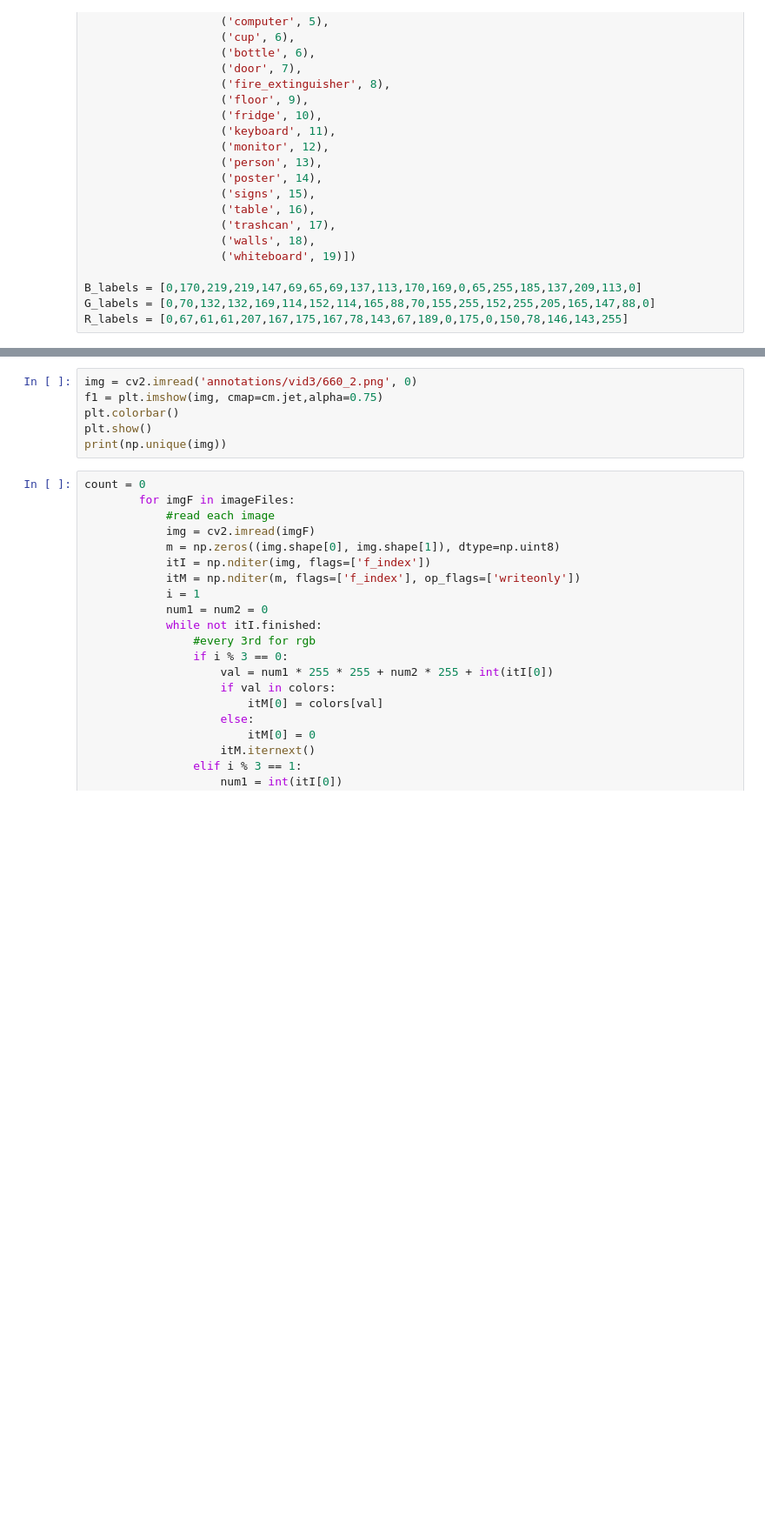
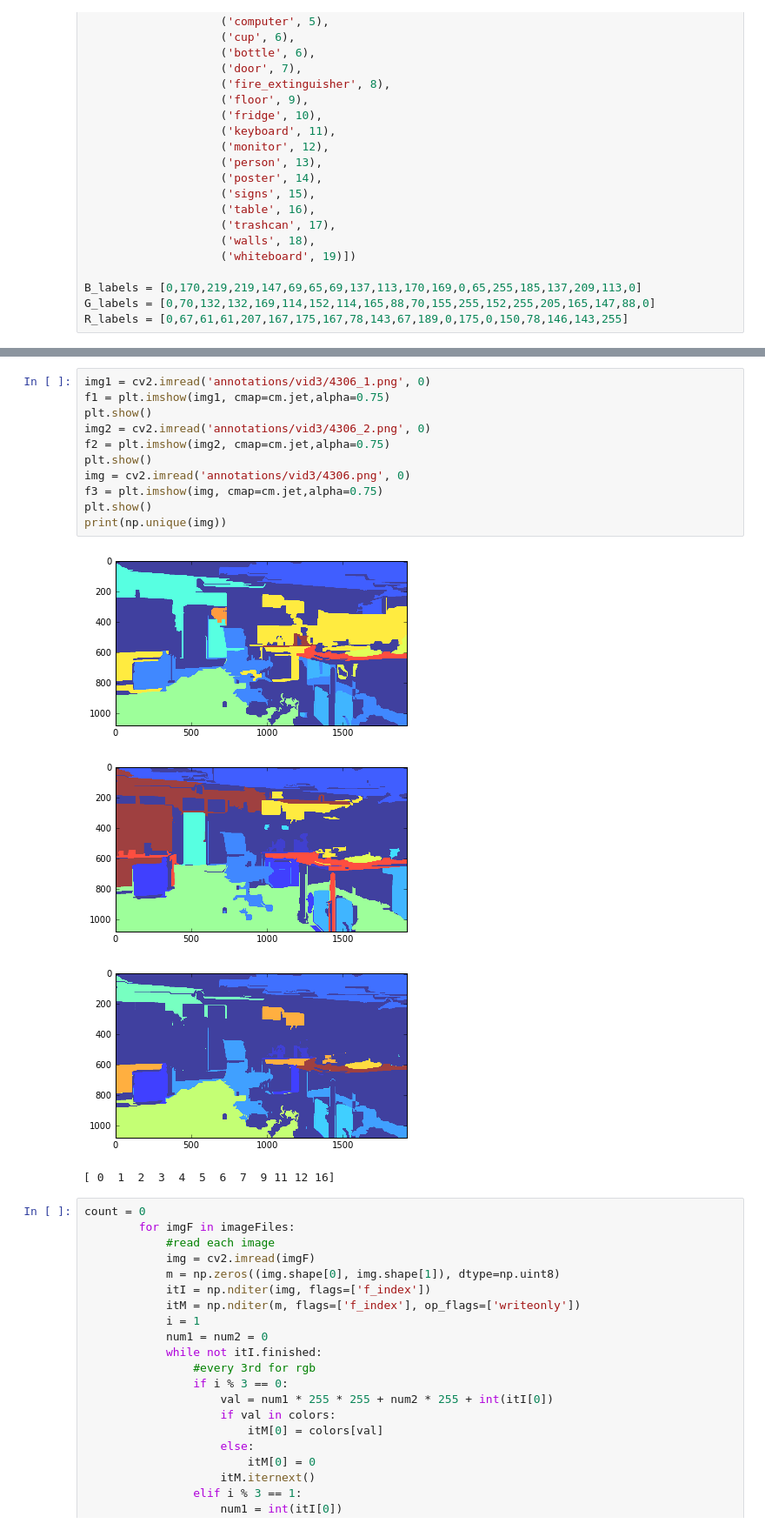
Before and after one commit to StevenHickson/AnnotationCombining, a Jupyter notebook: annotation_score.ipynb, the cells around one changed output, grey strips where cells are left out. Shown at 87% size. Drawn from its saved outputs; the diff is of its cells as text; blank space fills up the shorter version.

```diff
--- a/annotation_score.ipynb
+++ b/annotation_score.ipynb
@@ -85,9 +95,19 @@ os.chdir('../')
 # %%
-img = cv2.imread('annotations/vid3/660_2.png', 0)
-f1 = plt.imshow(img, cmap=cm.jet,alpha=0.75)
-plt.colorbar()
+img1 = cv2.imread('annotations/vid3/4306_1.png', 0)
+f1 = plt.imshow(img1, cmap=cm.jet,alpha=0.75)
+plt.show()
+img2 = cv2.imread('annotations/vid3/4306_2.png', 0)
+f2 = plt.imshow(img2, cmap=cm.jet,alpha=0.75)
+plt.show()
+img = cv2.imread('annotations/vid3/4306.png', 0)
+f3 = plt.imshow(img, cmap=cm.jet,alpha=0.75)
 plt.show()
 print(np.unique(img))
+# %% [output]
+[figure, added]
+[figure, added]
+[figure, added]
+[ 0  1  2  3  4  5  6  7  9 11 12 16]
 # %%
 count = 0
         for imgF in imageFiles:
```
Also changed, not shown: parts of 1 cell of this notebook, 1 other file.
